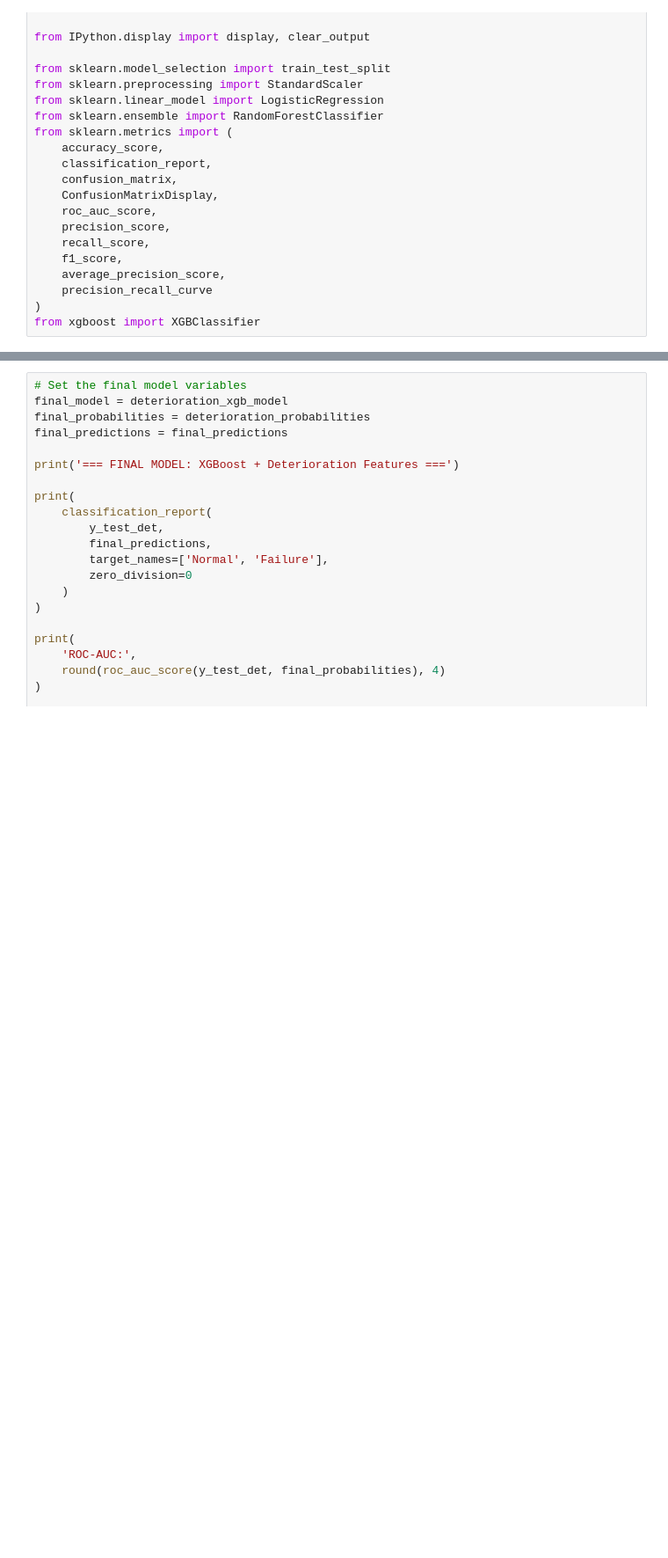
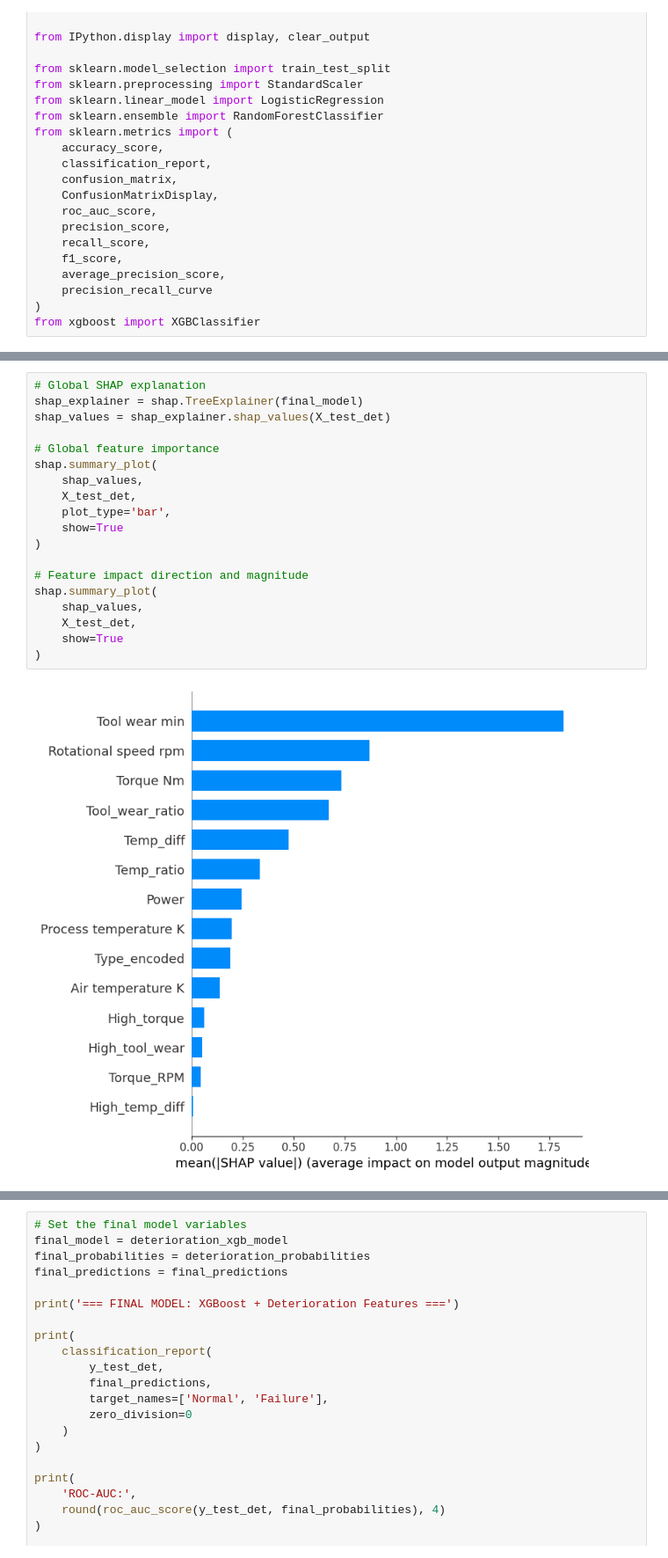
Before and after one commit to Abhishek31O6/-Explainable-Machine-Failure-Classification, a Jupyter notebook: Explainable_Machine_Failure_Classification.ipynb, the cells around one changed output, grey strips where cells are left out. Shown at 88% size. Drawn from its saved outputs; the diff is of its cells as text; blank space fills up the shorter version.

```diff
--- a/Explainable_Machine_Failure_Classification.ipynb
+++ b/Explainable_Machine_Failure_Classification.ipynb
@@ -283,0 +306,21 @@ display(baseline_comparison.round(4))
+# %%
+# Global SHAP explanation
+shap_explainer = shap.TreeExplainer(final_model)
+shap_values = shap_explainer.shap_values(X_test_det)
+
+# Global feature importance
+shap.summary_plot(
+    shap_values,
+    X_test_det,
+    plot_type='bar',
+    show=True
+)
+
+# Feature impact direction and magnitude
+shap.summary_plot(
+    shap_values,
+    X_test_det,
+    show=True
+)
+# %% [output]
+[figure, added]
```
Also changed, not shown: parts of 9 cells of this notebook.
